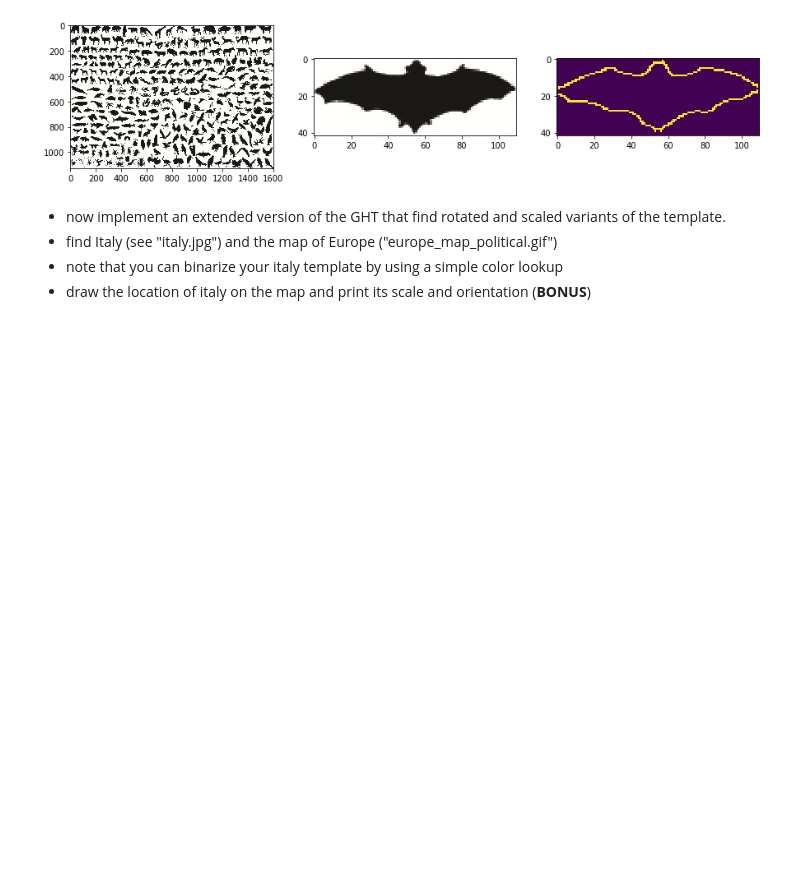
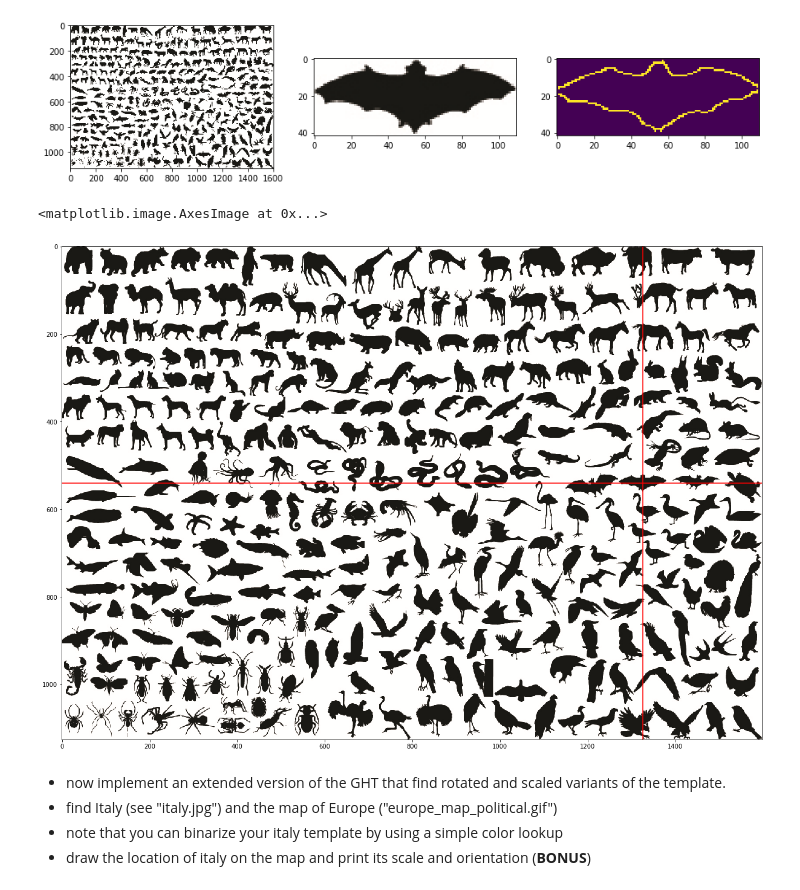
Before and after one commit to gerrit-h/cv201718_assignments, a Jupyter notebook: 03_HoughTransform.ipynb, the cells around one changed output. Saved outputs shown, nothing was run; the diff lists cells and outputs as text; code cells hidden in the pictures; blank space fills up the shorter version.

Commit message:
Finish 3.2 Generalized Hough Transform

```diff
--- a/03_HoughTransform.ipynb
+++ b/03_HoughTransform.ipynb
@@ -143,3 +167,41 @@ ax3.imshow(bat_edge)
+# %%
+def generalized_hough_transform(image, r_table):
+    image = color.rgb2gray(image)
+    image_canny = feature.canny(image)
+
+    y_gradient, x_gradient = np.gradient(image)
+    image_sobel = np.degrees(np.arctan2(y_gradient, x_gradient))
+
+    height, width = image.shape
+
+    accumulator = np.zeros((height,width))
+    for y in range(height):
+        for x in range(width):
+            if image_canny[y, x]:
+                gradient = int(round(image_sobel[y, x], 0))
+                if gradient in r_table:
+                    for (vector_x, vector_y) in r_table[gradient]:
+                        if (vector_y + y >= 0 and
+                            vector_x + x >= 0 and
+                            vector_y + y < height and
+                            vector_x + x < width):
+                            accumulator[y + vector_y, x + vector_x] += 1
+
+    return accumulator
+
+accumulator = generalized_hough_transform(animals, r_table)
+# %%
+fig = plt.figure(figsize=(25, 15))
+ax1 = plt.subplot(1, 1, 1)
+
+y, x = np.unravel_index(accumulator.argmax(), accumulator.shape)
+ax1.axvline(x, color='red')
+ax1.axhline(y, color='red')
+
+ax1.imshow(animals)
+# %% [output]
+<matplotlib.image.AxesImage at 0x...>
+[figure, added]
 # %% [markdown]
 * now implement an extended version of the GHT that find rotated and scaled variants of the template.
 * find Italy (see "italy.jpg") and the map of Europe ("europe_map_political.gif")
```
Also changed, not shown: parts of 1 cell of this notebook.
